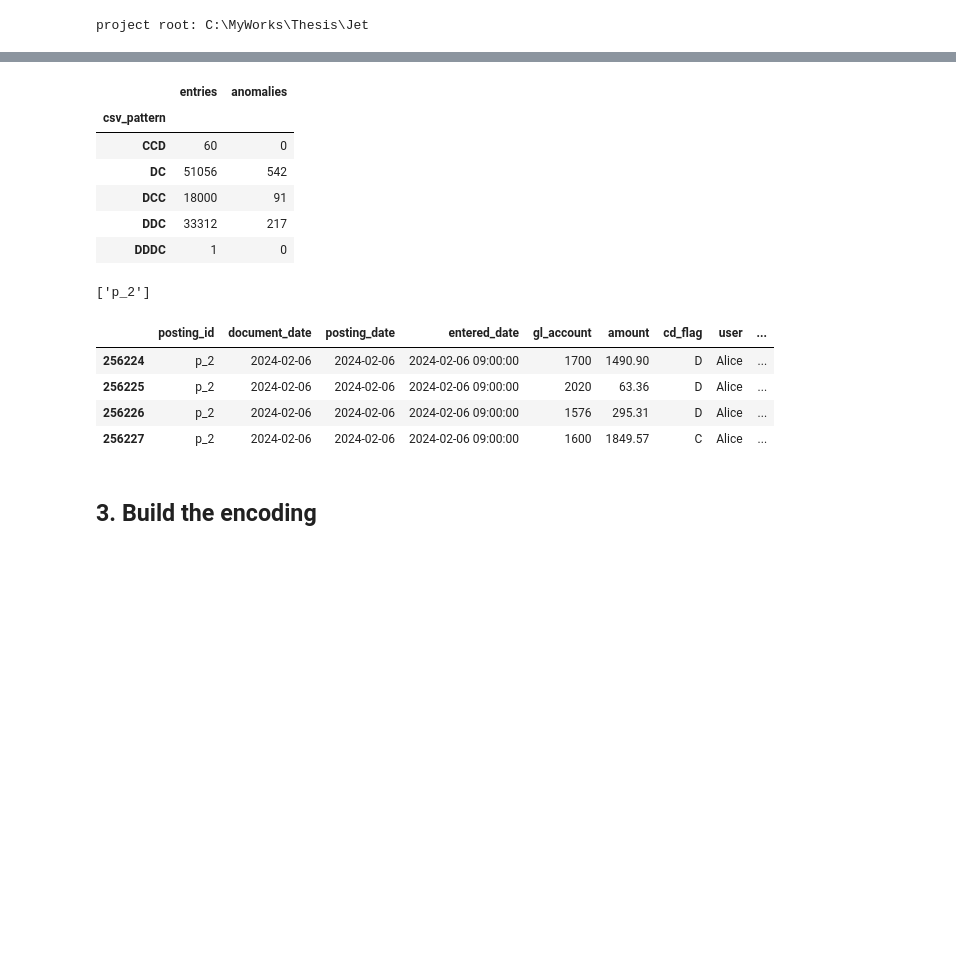
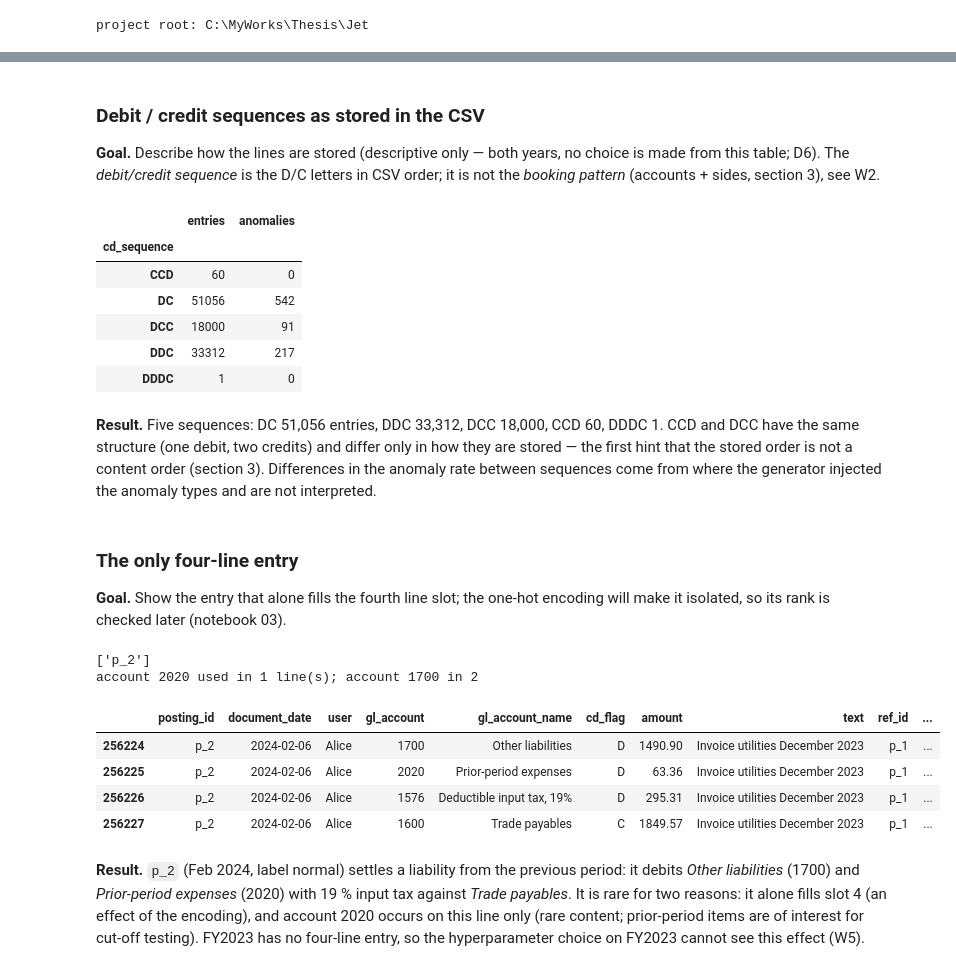
Before and after one commit to mbanadkouki/gl-anomaly-ranking, a Jupyter notebook: notebooks/02_encoding_onehot.ipynb, the cells around one changed output, grey strips where cells are left out. Cells and saved outputs as stored; diff of their text form; code cells hidden in the pictures; blank space fills up the shorter version.

```diff
--- a/notebooks/02_encoding_onehot.ipynb
+++ b/notebooks/02_encoding_onehot.ipynb
@@ -64,17 +81,20 @@ def find_project_root(marker: Path = RAW_REL) -> Path:
     for p in (here, *here.parents):
         if (p / marker).exists():
             return p
-    raise FileNotFoundError(f"{marker} not found from {here} upwards")
+    raise FileNotFoundError(f"{marker} not found from {here} upwards: put the CSV in data/raw/")
 
 
 ROOT = find_project_root()
-sys.path.insert(0, str(ROOT))
+sys.path.insert(0, str(ROOT))          # makes src/ importable (laptop and Colab)
 from src.load import load_lines
 from src import encode as fe
+from src import figures as fg
+from src import detectors as dt
 
 DATA = ROOT / RAW_REL
 DERIVED = ROOT / "data" / "derived"
-FY1 = 2023          # tuning year (D6); FY2 = 2024 is the reporting year (scalers are fitted per year, D10)
+FIG = ROOT / "results" / "figures"
+FY1, FY2 = 2023, 2024    # FY1: tuning year and the only year whose labels inform choices (D6); FY2: reporting year
 print("project root:", ROOT)
 # %% [output]
 project root: C:\MyWorks\Thesis\Jet
@@ -123,30 +155,44 @@ for c in fe.ENTRY_COLS:
+# %% [markdown]
+### Debit / credit sequences as stored in the CSV
+
+**Goal.** Describe how the lines are stored (descriptive only — both years, no choice is made from this table; D6). The *debit/credit sequence* is the D/C letters in CSV order; it is not the *booking pattern* (accounts + sides, section 3), see W2.
 # %%
 # cell_02_05
-pattern = g["cd_flag"].agg("".join).rename("csv_pattern")
-pat = (pd.DataFrame({"csv_pattern": pattern})
+cd_sequence = g["cd_flag"].agg("".join).rename("cd_sequence")
+seq = (pd.DataFrame({"cd_sequence": cd_sequence})
        .join(meta.set_index("posting_id")[["label"]])
-       .groupby("csv_pattern")["label"].agg(entries="size", anomalies="sum"))
-pat
+       .groupby("cd_sequence")["label"].agg(entries="size", anomalies="sum"))
+seq
 # %% [output]
 |  | entries | anomalies |
-| csv_pattern |  |  |
+| cd_sequence |  |  |
 | CCD | 60 | 0 |
 | DC | 51056 | 542 |
 | DCC | 18000 | 91 |
 | DDC | 33312 | 217 |
 | DDDC | 1 | 0 |
+# %% [markdown]
+**Result.** Five sequences: DC 51,056 entries, DDC 33,312, DCC 18,000, CCD 60, DDDC 1. CCD and DCC have the same structure (one debit, two credits) and differ only in how they are stored — the first hint that the stored order is not a content order (section 3). Differences in the anomaly rate between sequences come from where the generator injected the anomaly types and are not interpreted.
+# %% [markdown]
+### The only four-line entry
+
+**Goal.** Show the entry that alone fills the fourth line slot; the one-hot encoding will make it isolated, so its rank is checked later (notebook 03).
 # %%
 # cell_02_06
-# the only 4-line entry: it alone fills slot 4, so the one-hot encoding will make it very isolated
 four = meta.loc[meta["n_lines"] == 4, "posting_id"].tolist()
 print(four)
-lines[lines["posting_id"].isin(four)].drop(columns=["gl_account_name", "text"])
+cols = ["posting_id", "document_date", "user", "gl_account", "gl_account_name", "cd_flag", "amount", "text", "ref_id", "label"]
+show = lines.loc[lines["posting_id"].isin(four), cols]
+print("account 2020 used in", int((lines["gl_account"] == 2020).sum()), "line(s); account 1700 in",
+      int((lines["gl_account"] == 1700).sum()))
+show
 # %% [output]
 ['p_2']
+account 2020 used in 1 line(s); account 1700 in 2
-|  | posting_id | document_date | posting_date | entered_date | gl_account | amount | cd_flag | user | ... |
-| 256224 | p_2 | 2024-02-06 | 2024-02-06 | 2024-02-06 09:00:00 | 1700 | 1490.90 | D | Alice | ... |
-| 256225 | p_2 | 2024-02-06 | 2024-02-06 | 2024-02-06 09:00:00 | 2020 | 63.36 | D | Alice | ... |
-| 256226 | p_2 | 2024-02-06 | 2024-02-06 | 2024-02-06 09:00:00 | 1576 | 295.31 | D | Alice | ... |
-| 256227 | p_2 | 2024-02-06 | 2024-02-06 | 2024-02-06 09:00:00 | 1600 | 1849.57 | C | Alice | ... |
+|  | posting_id | document_date | user | gl_account | gl_account_name | cd_flag | amount | text | ref_id | ... |
+| 256224 | p_2 | 2024-02-06 | Alice | 1700 | Other liabilities | D | 1490.90 | Invoice utilities December 2023 | p_1 | ... |
+| 256225 | p_2 | 2024-02-06 | Alice | 2020 | Prior-period expenses | D | 63.36 | Invoice utilities December 2023 | p_1 | ... |
+| 256226 | p_2 | 2024-02-06 | Alice | 1576 | Deductible input tax, 19% | D | 295.31 | Invoice utilities December 2023 | p_1 | ... |
+| 256227 | p_2 | 2024-02-06 | Alice | 1600 | Trade payables | C | 1849.57 | Invoice utilities December 2023 | p_1 | ... |
-# %% [markdown]
-## 3. Build the encoding
+# %% [markdown]
+**Result.** `p_2` (Feb 2024, label normal) settles a liability from the previous period: it debits *Other liabilities* (1700) and *Prior-period expenses* (2020) with 19 % input tax against *Trade payables*. It is rare for two reasons: it alone fills slot 4 (an effect of the encoding), and account 2020 occurs on this line only (rare content; prior-period items are of interest for cut-off testing). FY2023 has no four-line entry, so the hyperparameter choice on FY2023 cannot see this effect (W5).
```
Also changed, not shown: parts of 71 cells of this notebook, 37 other files.
